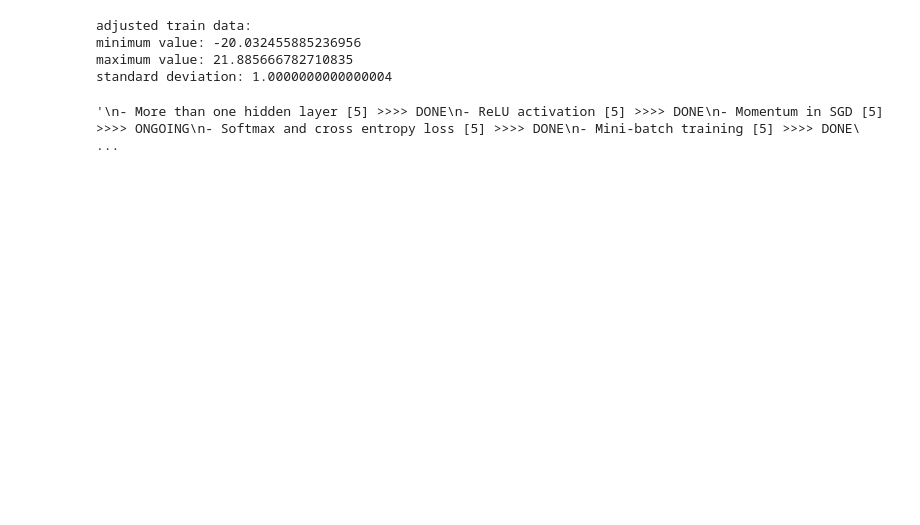
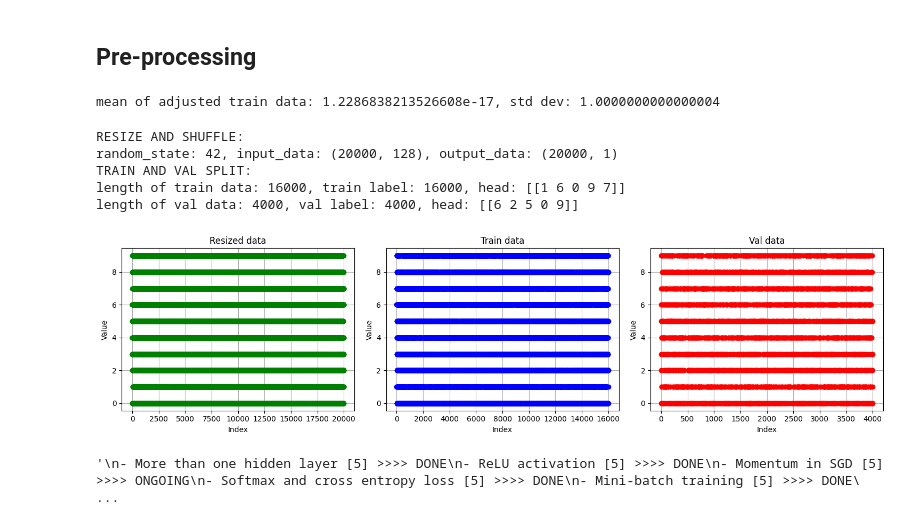
Before and after one commit to vyun8699/COMP4329-Deep-Learning-Assignment-1, a Jupyter notebook: assgmt_1_DL.ipynb, the cells around one changed output. Saved outputs shown, nothing was run; the diff lists cells and outputs as text; code cells hidden in the pictures; blank space fills up the shorter version.

```diff
--- a/assgmt_1_DL.ipynb
+++ b/assgmt_1_DL.ipynb
@@ -47,18 +80,12 @@ length of labels: 50000
+# %% [markdown]
+## Pre-processing
 # %%
-# Pre-processing
+# normalize dataset using train statistics
+train_mean = np.mean(original_train_data)
+train_std = np.std(original_train_data)
+adj_train_data = (original_train_data - train_mean) / train_std
+adj_test_data = (original_test_data - train_mean) / train_std
 
-# set mean to 0 with standard deviation 1
-train_mean = np.mean(train_data)
-train_std = np.std(train_data)
-adj_train_data = (train_data - train_mean) / train_std
-adj_test_data = (test_data - train_mean) / train_std
-
-print('adjusted train data:')
-print('minimum value:', np.min(adj_train_data))
-print('maximum value:', np.max(adj_train_data))
-print('standard deviation:', np.std(adj_train_data))
+print(f'mean of adjusted train data: {np.mean(adj_train_data)}, std dev: {np.std(adj_train_data)}')
 # %% [output]
-adjusted train data:
-minimum value: -20.032455885236956
-maximum value: 21.885666782710835
-standard deviation: 1.0000000000000004
+mean of adjusted train data: 1.2286838213526608e-17, std dev: 1.0000000000000004
@@ -145,0 +207,41 @@ def print_scores(train_data, test_data, train_label, test_label):
+# %%
+# test resize_and_shuffle and train_val_split
+data_proportion = 0.4 # 0.4 x 50,000 = 20,000
+train_proportion = 0.8 # 0.8 x 20,000 = 16,000 in train_data
+random_state = 42
+input_check, output_check = resize_and_shuffle(adj_train_data, original_train_label, proportion = data_proportion, random_state = random_state)
+train_data_check, train_label_check, val_data_check, val_label_check =train_val_split(input_check, output_check, proportion = train_proportion, random_state = 42)
+
+# plot results, as long as data seems spread well, then the function works
+fig, axs = plt.subplots(1, 3, figsize=(15, 4))  # 1 row, 2 columns
+
+# Plot for training data
+axs[0].plot(output_check, marker='o', linestyle ='', color = 'green')
+axs[0].set_title('Resized data')
+axs[0].set_xlabel('Index')
+axs[0].set_ylabel('Value')
+axs[0].grid(True)
+
+# Plot for training data
+axs[1].plot(train_label_check, marker='o', linestyle ='', color = 'blue')
+axs[1].set_title('Train data')
+axs[1].set_xlabel('Index')
+axs[1].set_ylabel('Value')
+axs[1].grid(True)
+
+# Plot for validation data
+axs[2].plot(val_label_check, marker='o', linestyle ='', color = 'red')
+axs[2].set_title('Val data')
+axs[2].set_xlabel('Index')
+axs[2].set_ylabel('Value')
+axs[2].grid(True)
+
+plt.tight_layout()
+plt.show()
+# %% [output]
+RESIZE AND SHUFFLE:
+random_state: 42, input_data: (20000, 128), output_data: (20000, 1)
+TRAIN AND VAL SPLIT:
+length of train data: 16000, train label: 16000, head: [[1 6 0 9 7]]
+length of val data: 4000, val label: 4000, head: [[6 2 5 0 9]]
+[figure, added]
```
Also changed, not shown: parts of 17 cells of this notebook, 2 other files.
